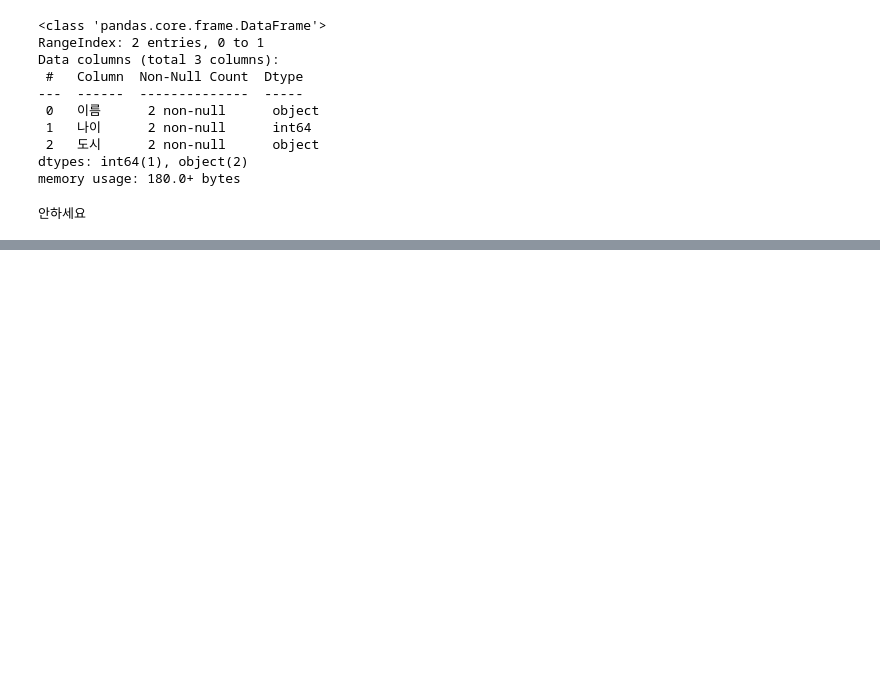
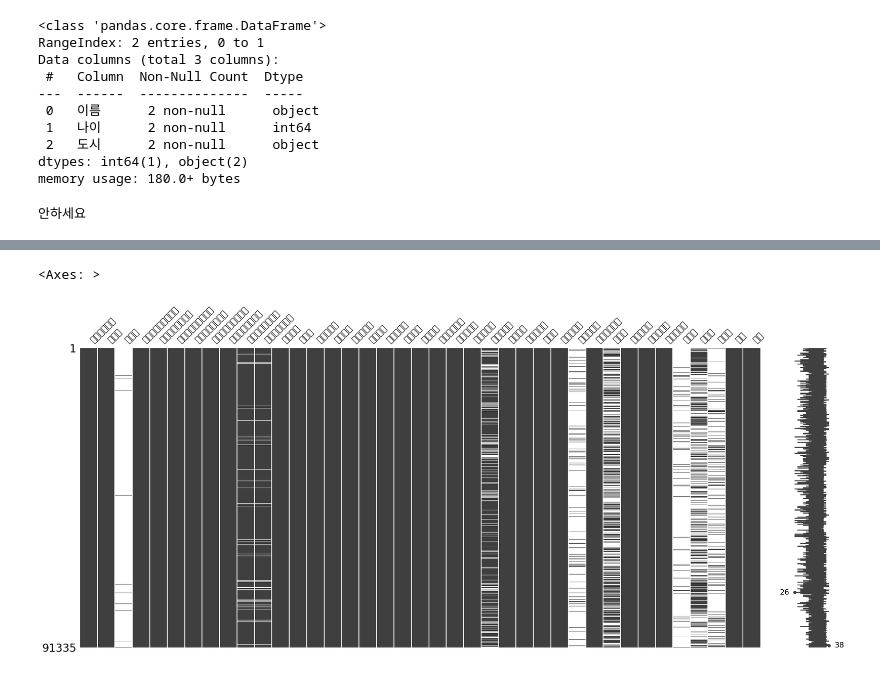
Before and after one commit to leekyuyoung2/encore_office_worker, a Jupyter notebook: 3일차/01.ipynb, the cells around one changed output, grey strips where cells are left out. Cells and saved outputs as stored; diff of their text form; code cells hidden in the pictures; blank space fills up the shorter version.

```diff
--- a/3일차/01.ipynb
+++ b/3일차/01.ipynb
@@ -166,0 +197,5 @@ memory usage: 3.8+ KB
+# %%
+# 공공기관 데이터셋 소상공인 csv 읽기
+file_path = 'C:\\office_worker_python_3week\\3일차\\소상공인시장진흥공단_상가업소정보_의료기관_201909.csv'
+df = pd.read_csv(file_path,encoding='cp949')
+df.head()
@@ -166,0 +293,5 @@ memory usage: 3.8+ KB
+# %%
+msno.matrix(df)
+# %% [output]
+<Axes: >
+[figure, added]
```
Also changed, not shown: parts of 16 cells of this notebook.
